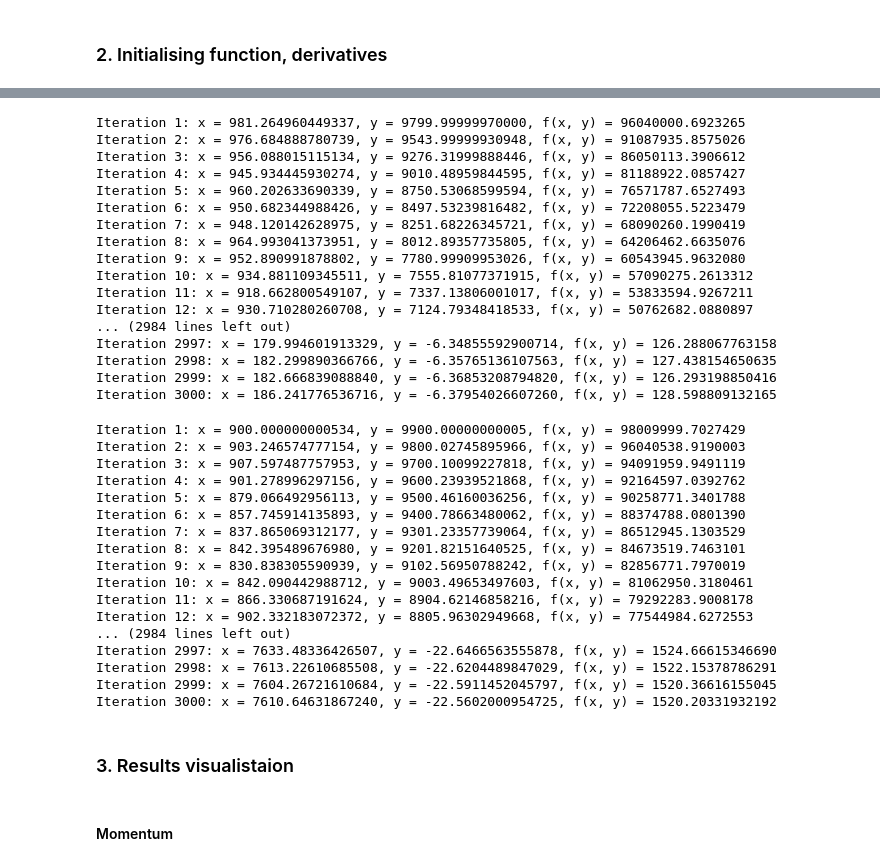
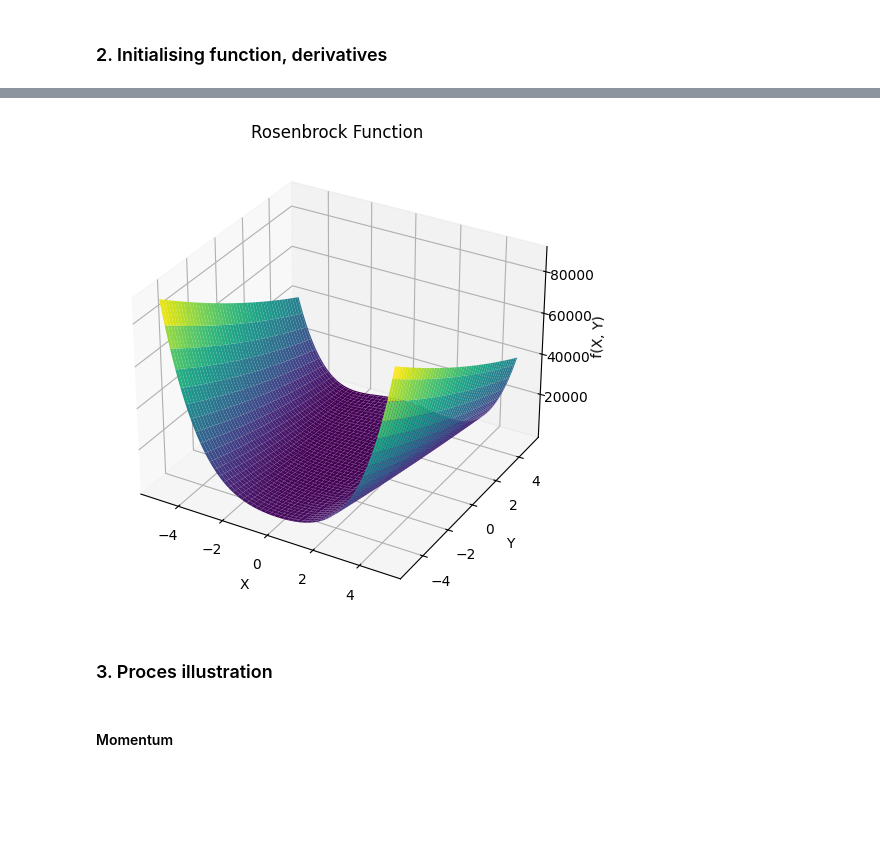
Before and after one commit to THECODEDEMOGORGON/mlt_homeworks, a Jupyter notebook: hw_2(task3).ipynb, the cells around one changed output, grey strips where cells are left out. Cells and saved outputs as stored; diff of their text form; code cells hidden in the pictures; blank space fills up the shorter version.

```diff
--- a/hw_2(task3).ipynb
+++ b/hw_2(task3).ipynb
@@ -89,48 +157,27 @@ def der_y(x_val, y_val):
-# %%
-momentum = 0.3
-learning_rate = 0.01
-num_iters = 3_000
-initial_x, initial_y = 1000, 10000
-x_opt, y_opt, momentum_history, momentum_change_history = gradient_descent_momentum(f, initial_x, initial_y, der_x, der_y, momentum, learning_rate, num_iters)
-# %% [output]
-Iteration 1: x = 981.264960449337, y = 9799.99999970000, f(x, y) = 96040000.6923265
-Iteration 2: x = 976.684888780739, y = 9543.99999930948, f(x, y) = 91087935.8575026
-Iteration 3: x = 956.088015115134, y = 9276.31999888446, f(x, y) = 86050113.3906612
-Iteration 4: x = 945.934445930274, y = 9010.48959844595, f(x, y) = 81188922.0857427
-Iteration 5: x = 960.202633690339, y = 8750.53068599594, f(x, y) = 76571787.6527493
-Iteration 6: x = 950.682344988426, y = 8497.53239816482, f(x, y) = 72208055.5223479
-Iteration 7: x = 948.120142628975, y = 8251.68226345721, f(x, y) = 68090260.1990419
-Iteration 8: x = 964.993041373951, y = 8012.89357735805, f(x, y) = 64206462.6635076
-Iteration 9: x = 952.890991878802, y = 7780.99909953026, f(x, y) = 60543945.9632080
-Iteration 10: x = 934.881109345511, y = 7555.81077371915, f(x, y) = 57090275.2613312
-Iteration 11: x = 918.662800549107, y = 7337.13806001017, f(x, y) = 53833594.9267211
-Iteration 12: x = 930.710280260708, y = 7124.79348418533, f(x, y) = 50762682.0880897
-... (2984 lines left out)
-Iteration 2997: x = 179.994601913329, y = -6.34855592900714, f(x, y) = 126.288067763158
-Iteration 2998: x = 182.299890366766, y = -6.35765136107563, f(x, y) = 127.438154650635
-Iteration 2999: x = 182.666839088840, y = -6.36853208794820, f(x, y) = 126.293198850416
-Iteration 3000: x = 186.241776536716, y = -6.37954026607260, f(x, y) = 128.598809132165
-# %%
-# Example usage:
-initial_x, initial_y = 1000, 10_000
-x_opt, y_opt, adam_history, adam_change_history = adam_optimizer(f, der_x, der_y, initial_x, initial_y,
-                                            learning_rate=100, beta1=0.9, beta2=0.999,
-                                            epsilon=1e-8, num_iters=3000)
-# %% [output]
-Iteration 1: x = 900.000000000534, y = 9900.00000000005, f(x, y) = 98009999.7027429
-Iteration 2: x = 903.246574777154, y = 9800.02745895966, f(x, y) = 96040538.9190003
-Iteration 3: x = 907.597487757953, y = 9700.10099227818, f(x, y) = 94091959.9491119
-Iteration 4: x = 901.278996297156, y = 9600.23939521868, f(x, y) = 92164597.0392762
-Iteration 5: x = 879.066492956113, y = 9500.46160036256, f(x, y) = 90258771.3401788
-Iteration 6: x = 857.745914135893, y = 9400.78663480062, f(x, y) = 88374788.0801390
-Iteration 7: x = 837.865069312177, y = 9301.23357739064, f(x, y) = 86512945.1303529
-Iteration 8: x = 842.395489676980, y = 9201.82151640525, f(x, y) = 84673519.7463101
-Iteration 9: x = 830.838305590939, y = 9102.56950788242, f(x, y) = 82856771.7970019
-Iteration 10: x = 842.090442988712, y = 9003.49653497603, f(x, y) = 81062950.3180461
-Iteration 11: x = 866.330687191624, y = 8904.62146858216, f(x, y) = 79292283.9008178
-Iteration 12: x = 902.332183072372, y = 8805.96302949668, f(x, y) = 77544984.6272553
-... (2984 lines left out)
-Iteration 2997: x = 7633.48336426507, y = -22.6466563555878, f(x, y) = 1524.66615346690
-Iteration 2998: x = 7613.22610685508, y = -22.6204489847029, f(x, y) = 1522.15378786291
-Iteration 2999: x = 7604.26721610684, y = -22.5911452045797, f(x, y) = 1520.36616155045
-Iteration 3000: x = 7610.64631867240, y = -22.5602000954725, f(x, y) = 1520.20331932192
+# %%
+# Define the Rosenbrock function
+def rosenbrock(x_, y_):
+    return (1 - x_)**2 + 100 * (y_ - x_**2)**2
+
+x_range = np.linspace(-5, 5, 100)
+y_range = np.linspace(-5, 5, 100)
+x_values, y_values = np.meshgrid(x_range, y_range)
+
+# Calculate function values for the entire grid
+z_values = rosenbrock(x_values, y_values)
+
+# Plot surface
+fig = plt.figure(figsize=(8, 6))
+ax = fig.add_subplot(111, projection='3d')
+ax.plot_surface(x_values, y_values, z_values, cmap='viridis')
+
+# Set labels and title
+ax.set_xlabel('X')
+ax.set_ylabel('Y')
+ax.set_zlabel('f(X, Y)')
+ax.set_title('Rosenbrock Function')
+
+# Show the plot
+plt.show()
+# %% [output]
+[figure, added]
@@ -137,5 +186,5 @@ Iteration 3000: x = 7610.64631867240, y = -22.5602000954725, f(x, y) = 1520.2033
 # %% [markdown]
-### 3. Results visualistaion
+### 3. Proces illustration
 # %%
 def plot_optimization_results(function_values, changes):
     # Plot Function Values
```
Also changed, not shown: parts of 17 cells of this notebook.
